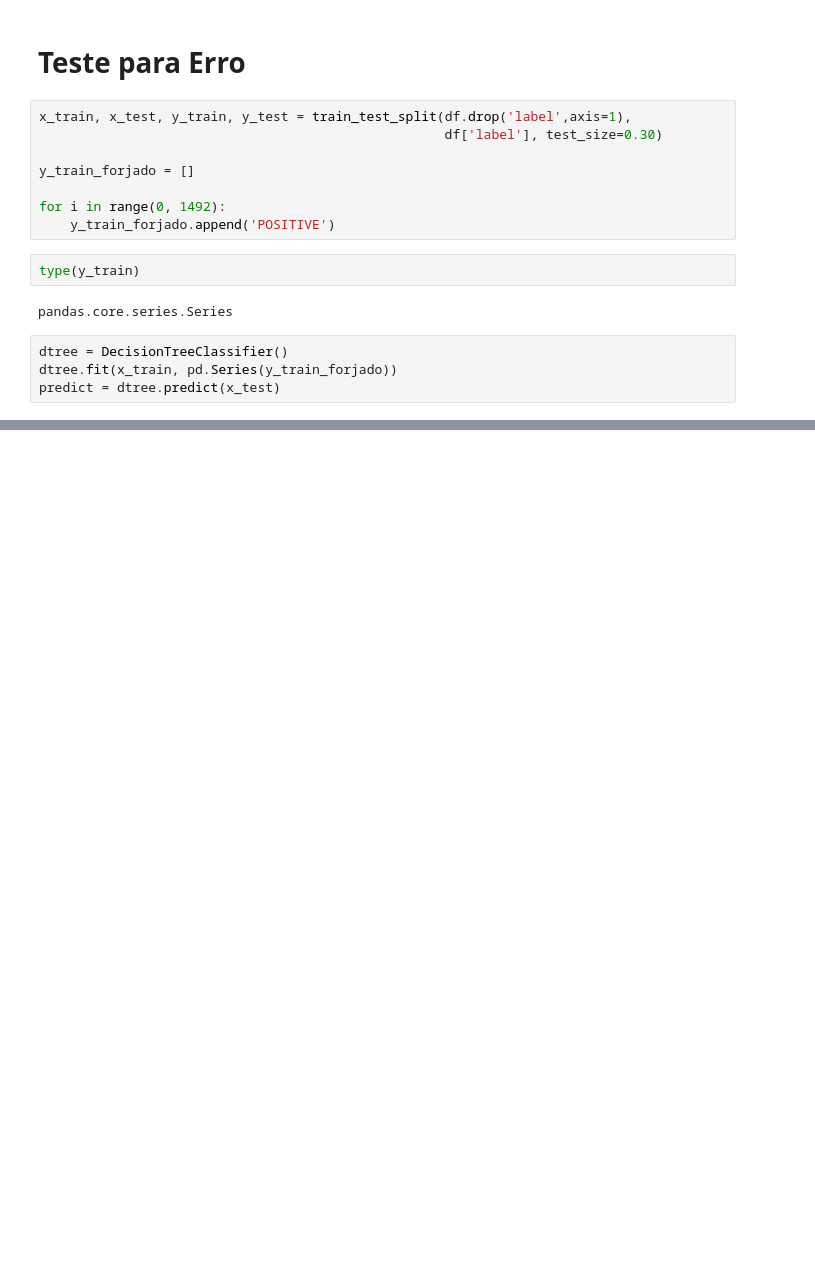
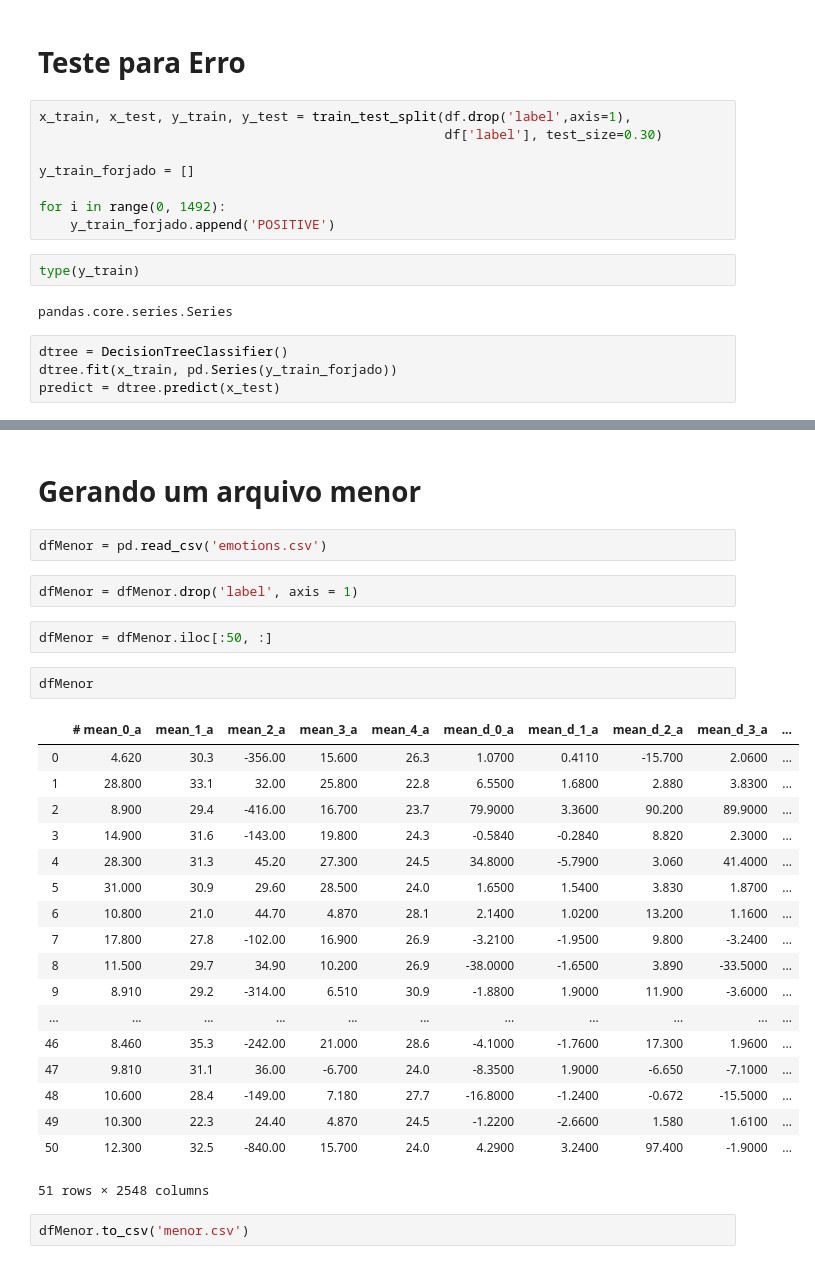
Before and after one commit to Vinschers/egg-wave, a Jupyter notebook: ML/Teste0 - Dataset de Emocoes/Teste0 - v1.ipynb, the cells around one changed output, grey strips where cells are left out. Cells and saved outputs as stored; diff of their text form; blank space fills up the shorter version.

```diff
--- a/ML/Teste0 - Dataset de Emocoes/Teste0 - v1.ipynb
+++ b/ML/Teste0 - Dataset de Emocoes/Teste0 - v1.ipynb
@@ -100,0 +110,31 @@ weighted avg       0.09      0.30      0.14       640
+# %% [markdown]
+# Gerando um arquivo menor
+# %%
+dfMenor = pd.read_csv('emotions.csv')
+# %%
+dfMenor = dfMenor.drop('label', axis = 1)
+# %%
+dfMenor = dfMenor.iloc[:50, :]
+# %%
+dfMenor
+# %% [output]
+|  | # mean_0_a | mean_1_a | mean_2_a | mean_3_a | mean_4_a | mean_d_0_a | mean_d_1_a | mean_d_2_a | mean_d_3_a | ... |
+| 0 | 4.620 | 30.3 | -356.00 | 15.600 | 26.3 | 1.0700 | 0.4110 | -15.700 | 2.0600 | ... |
+| 1 | 28.800 | 33.1 | 32.00 | 25.800 | 22.8 | 6.5500 | 1.6800 | 2.880 | 3.8300 | ... |
+| 2 | 8.900 | 29.4 | -416.00 | 16.700 | 23.7 | 79.9000 | 3.3600 | 90.200 | 89.9000 | ... |
+| 3 | 14.900 | 31.6 | -143.00 | 19.800 | 24.3 | -0.5840 | -0.2840 | 8.820 | 2.3000 | ... |
+| 4 | 28.300 | 31.3 | 45.20 | 27.300 | 24.5 | 34.8000 | -5.7900 | 3.060 | 41.4000 | ... |
+| 5 | 31.000 | 30.9 | 29.60 | 28.500 | 24.0 | 1.6500 | 1.5400 | 3.830 | 1.8700 | ... |
+| 6 | 10.800 | 21.0 | 44.70 | 4.870 | 28.1 | 2.1400 | 1.0200 | 13.200 | 1.1600 | ... |
+| 7 | 17.800 | 27.8 | -102.00 | 16.900 | 26.9 | -3.2100 | -1.9500 | 9.800 | -3.2400 | ... |
+| 8 | 11.500 | 29.7 | 34.90 | 10.200 | 26.9 | -38.0000 | -1.6500 | 3.890 | -33.5000 | ... |
+| 9 | 8.910 | 29.2 | -314.00 | 6.510 | 30.9 | -1.8800 | 1.9000 | 11.900 | -3.6000 | ... |
+| ... | ... | ... | ... | ... | ... | ... | ... | ... | ... | ... |
+| 46 | 8.460 | 35.3 | -242.00 | 21.000 | 28.6 | -4.1000 | -1.7600 | 17.300 | 1.9600 | ... |
+| 47 | 9.810 | 31.1 | 36.00 | -6.700 | 24.0 | -8.3500 | 1.9000 | -6.650 | -7.1000 | ... |
+| 48 | 10.600 | 28.4 | -149.00 | 7.180 | 27.7 | -16.8000 | -1.2400 | -0.672 | -15.5000 | ... |
+| 49 | 10.300 | 22.3 | 24.40 | 4.870 | 24.5 | -1.2200 | -2.6600 | 1.580 | 1.6100 | ... |
+| 50 | 12.300 | 32.5 | -840.00 | 15.700 | 24.0 | 4.2900 | 3.2400 | 97.400 | -1.9000 | ... |
+51 rows × 2548 columns
+# %%
+dfMenor.to_csv('menor.csv')
```
Also changed, not shown: parts of 5 cells of this notebook, 6 other files.
